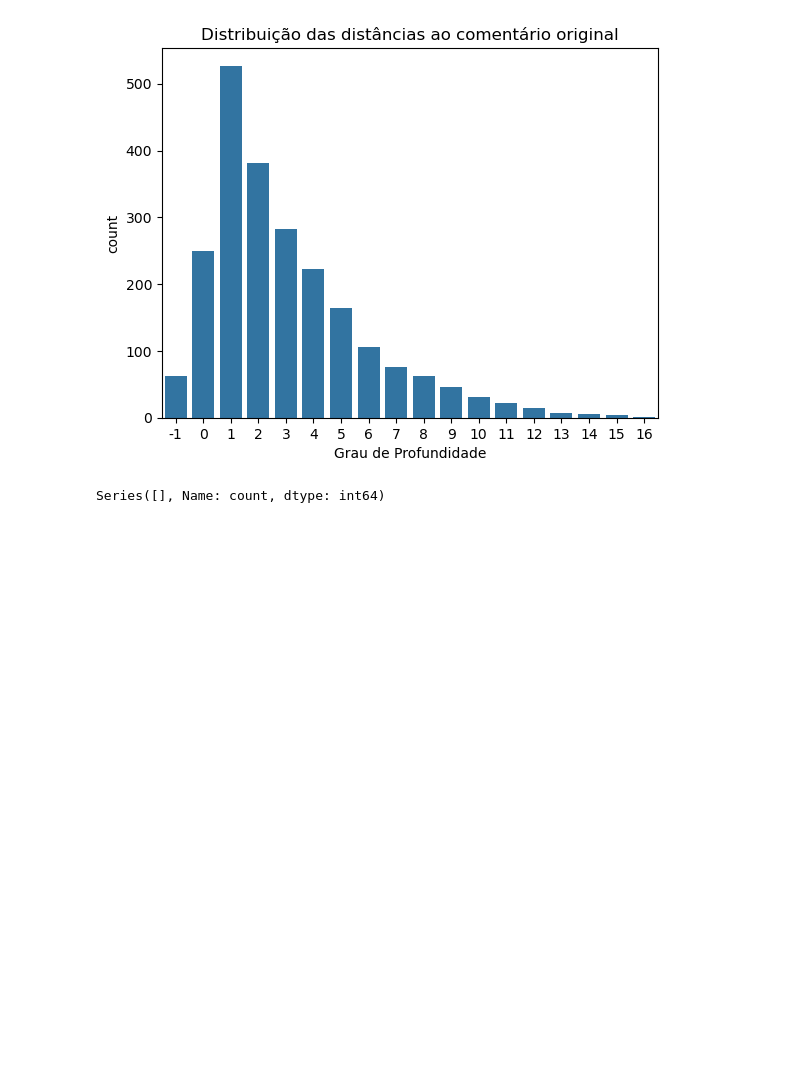
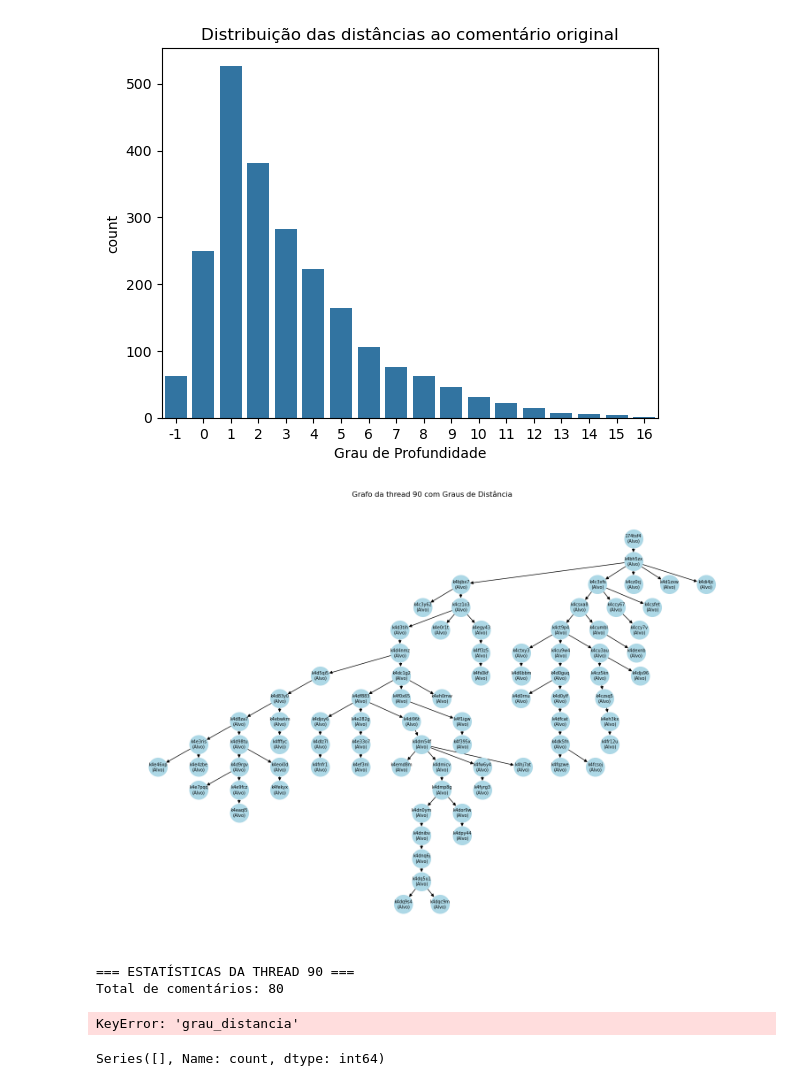
Before and after one commit to moriija/Deteccao-de-Posicionamento, a Jupyter notebook: analise dataset (final).ipynb, the cells around one changed output. Cells and saved outputs as stored; diff of their text form; code cells hidden in the pictures; blank space fills up the shorter version.

```diff
--- a/analise dataset (final).ipynb
+++ b/analise dataset (final).ipynb
@@ -192,6 +192,81 @@ plt.xlabel('Grau de Profundidade')
 # %% [output]
 Text(0.5, 0, 'Grau de Profundidade')
 [figure]
+# %%
+def criar_grafo(df):
+    # Crie um grafo direcionado
+    G = nx.DiGraph()
+
+    # Adicione nós (comentários) com atributos
+    for idx, row in df.iterrows():
+        # Adicionar nó com atributos incluindo grau de distância
+        node_attrs = {
+            'grau_distancia': row.get('grau_distancia', 'N/A'),
+            'label': row.get('label', 'N/A'),
+            'author': row.get('author', 'N/A')
+        }
+        G.add_node(row['id'], **node_attrs)
+
+    # Adicione arestas de parent (resposta)
+    for idx, row in df.iterrows():
+        if pd.notnull(row['parent_id']):
+            G.add_edge(row['parent_id'], row['id'], relation='parent')
+
+    return G
+
+G = criar_grafo(df)
+
+# Visualização hierárquica (top-down) com grau de distância
+def visualizar_grafo(G, titulo='Grafo de comentários'):
+    plt.figure(figsize=(15, 10))
+    pos = nx.nx_agraph.graphviz_layout(G, prog='dot')  # ou: nx.nx_pydot.graphviz_layout(G, prog='dot')
+
+    # Criar labels personalizados incluindo grau de distância
+    labels = {}
+    for node in G.nodes():
+        grau = G.nodes[node].get('grau_distancia', 'N/A')
+        if pd.notna(grau) and grau != 'N/A':
+            labels[node] = f"{node}\n(grau {int(float(grau))})"
+        else:
+            labels[node] = f"{node}\n(Alvo)"
+
+    # Desenhar o grafo com labels personalizados
+    nx.draw(G, pos,
+            labels=labels,
+            node_size=900,
+            font_size=7,
+            arrows=True,
+            node_color='lightblue',
+            with_labels=True)
+
+    plt.title(titulo)
+    plt.show()
+
+# df de uma thread específica
+thread_id = 90
+df_postagem = df[df['target_id'] == thread_id]  # target_id é o id da thread. Os demais ids em colunas são de comentários em relação a esta.
+
+G_postagem = criar_grafo(df_postagem)
+visualizar_grafo(G_postagem, titulo='Grafo da thread ' + str(thread_id) + ' com Graus de Distância')
+
+# Mostrar estatísticas da thread
+print(f"=== ESTATÍSTICAS DA THREAD {thread_id} ===")
+print(f"Total de comentários: {len(df_postagem)}")
+print(f"Comentários com grau calculado: {df_postagem['grau_distancia'].notna().sum()}")
+print(f"Grau máximo: {df_postagem['grau_distancia'].max()}")
+print(f"Grau médio: {df_postagem['grau_distancia'].mean():.2f}")
+
+# Distribuição dos graus nesta thread
+print("\nDistribuição dos graus:")
+graus_distribuicao = df_postagem['grau_distancia'].value_counts().sort_index()
+for grau, count in graus_distribuicao.items():
+    if pd.notna(grau):
+        print(f"  Grau {int(grau)}: {count} comentários")
+# %% [output]
+[figure, added]
+=== ESTATÍSTICAS DA THREAD 90 ===
+Total de comentários: 80
+KeyError: 'grau_distancia'
 # %%
 df[df['id'] == '15h8cpw'].value_counts()  # 0
 # %% [output]
```
Also changed, not shown: parts of 1 cell of this notebook, 25 other files.
